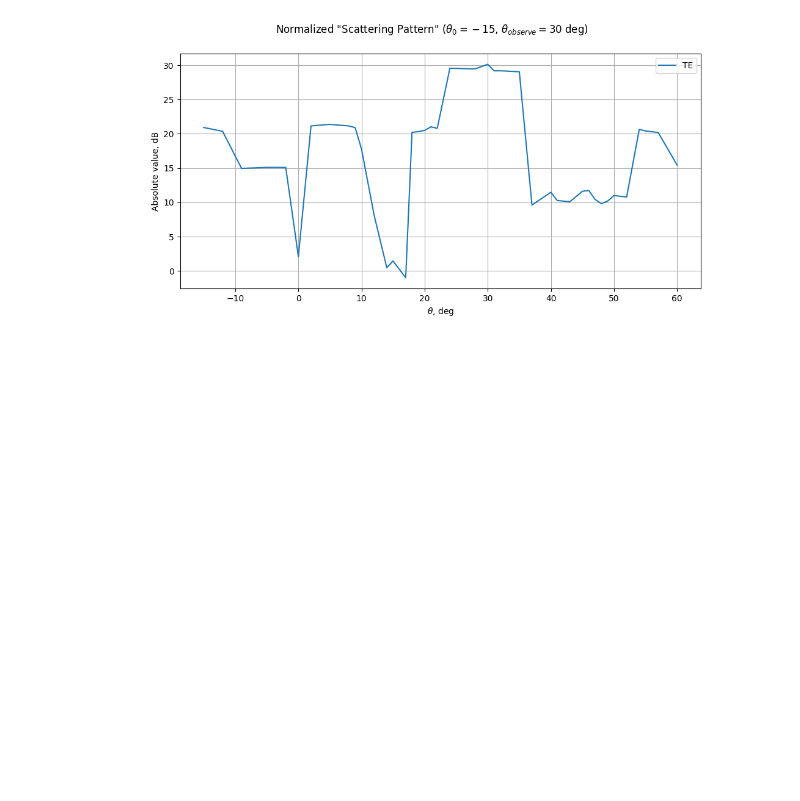
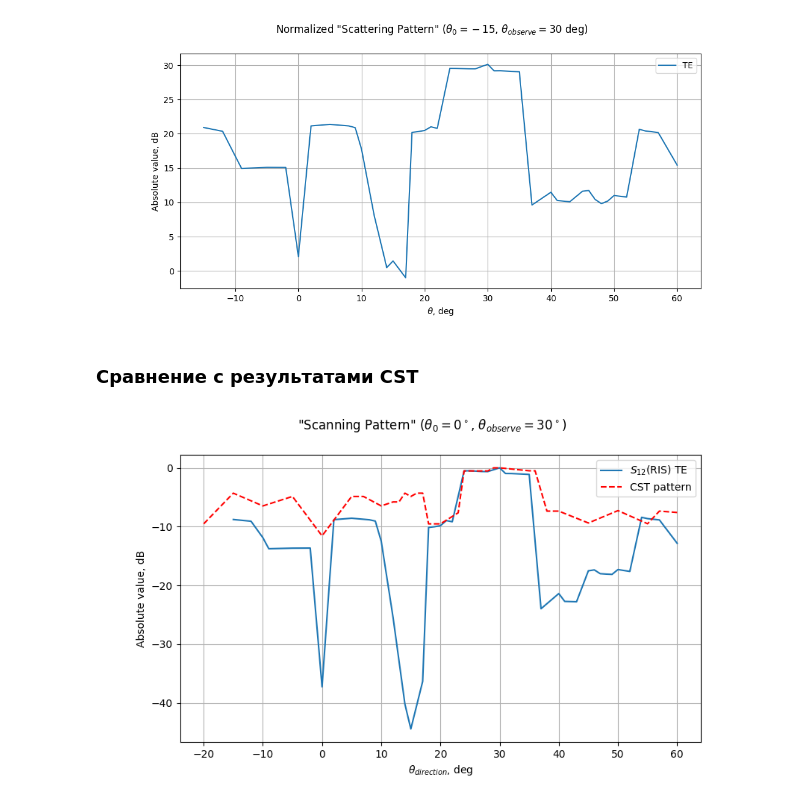
Before and after one commit to isvoropaev02/post_processing_RIS, a Jupyter notebook: 2oct/sc_p_inc0deg.ipynb, the cells around one changed output. Cells and saved outputs as stored; diff of their text form; code cells hidden in the pictures; blank space fills up the shorter version.

```diff
--- a/2oct/sc_p_inc0deg.ipynb
+++ b/2oct/sc_p_inc0deg.ipynb
@@ -90,0 +70,2 @@ plt.show()
+# %%
+norm = np.max(np.abs(data_8A_TE['s12']))
@@ -123,3 +106,30 @@ fig2.suptitle(r'Normalized "Scattering Pattern" ($\theta_0=-15$, $\theta_{observ
 plt.show()
 # %% [output]
 [figure]
+# %% [markdown]
+### Сравнение с результатами CST
+# %%
+cst_angles = np.array([-20, -15, -10, -5, 0, 5, 7, 10, 12, 13, 14, 15, 16, 17, 18, 19, 20, 23, 24, 25, 26, 27, 28, 29, 30, 35,
+                       36, 38, 40, 45, 50, 55, 57, 60])
+
+cst_pow = np.array([28.5884, 95.1513, 57.7261, 83.6022, 17.8732, 83.6022, 83.6022, 57.7261, 67.5463, 67.5463, 95.1513, 83.6022,
+                    95.1513, 95.1513, 28.5884, 28.5884, 28.5884, 44.1228, 227.1825, 227.1825, 227.1825, 227.1825, 227.1825,
+                    256.4511, 256.4511, 228.3496, 228.3496, 47.1117, 47.1117, 29.5922, 48.0627, 28.7341, 47.1117, 44.6492])
+# %%
+cst_pow = cst_pow / np.max(cst_pow)
+# %%
+fig1 = plt.figure(figsize=(9,5))
+
+ax_1 = fig1.add_subplot(111)
+ax_1.plot(data_8A_TE['Angle'], 20*np.log10(data_8A_TE['s12'].apply(abs)/norm), label=r'$S_{12}$(RIS) TE')
+ax_1.plot(cst_angles, 10*np.log10(cst_pow), color='r', linestyle='--', label=r'CST pattern')
+ax_1.set_xlabel(r'$\theta_{direction}$, deg')
+ax_1.set_ylabel('Absolute value, dB')
+ax_1.legend()
+ax_1.grid()
+
+
+fig1.suptitle(r'"Scanning Pattern" ($\theta_0=0^\circ$, $\theta_{observe}=30^\circ$)')
+plt.show()
+# %% [output]
+[figure, added]
```
Also changed, not shown: parts of 3 cells of this notebook.
